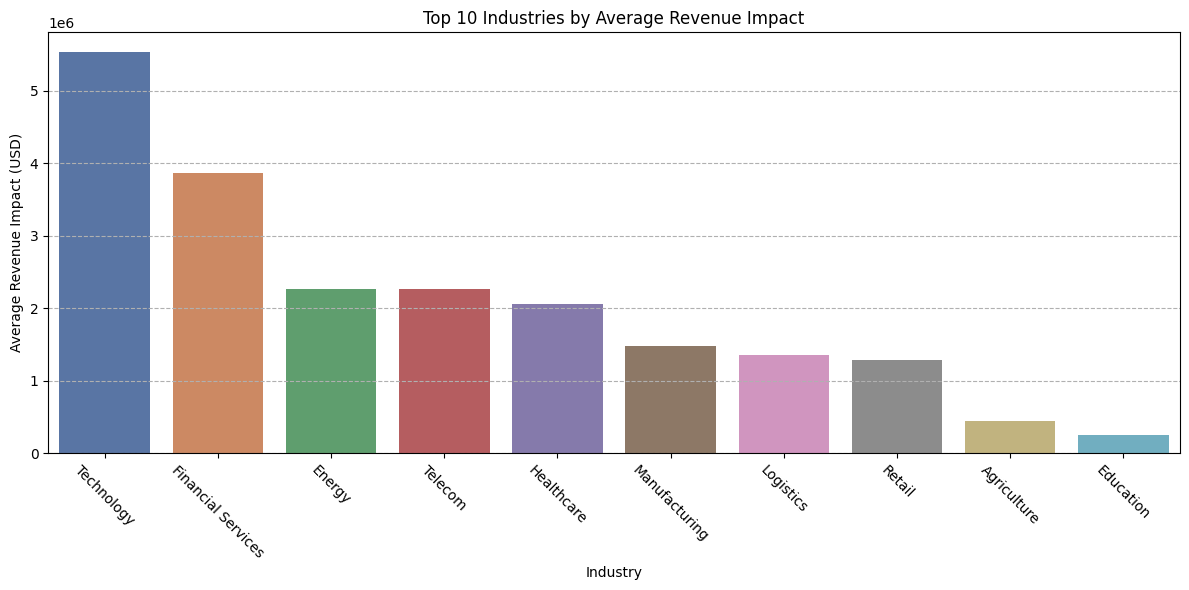
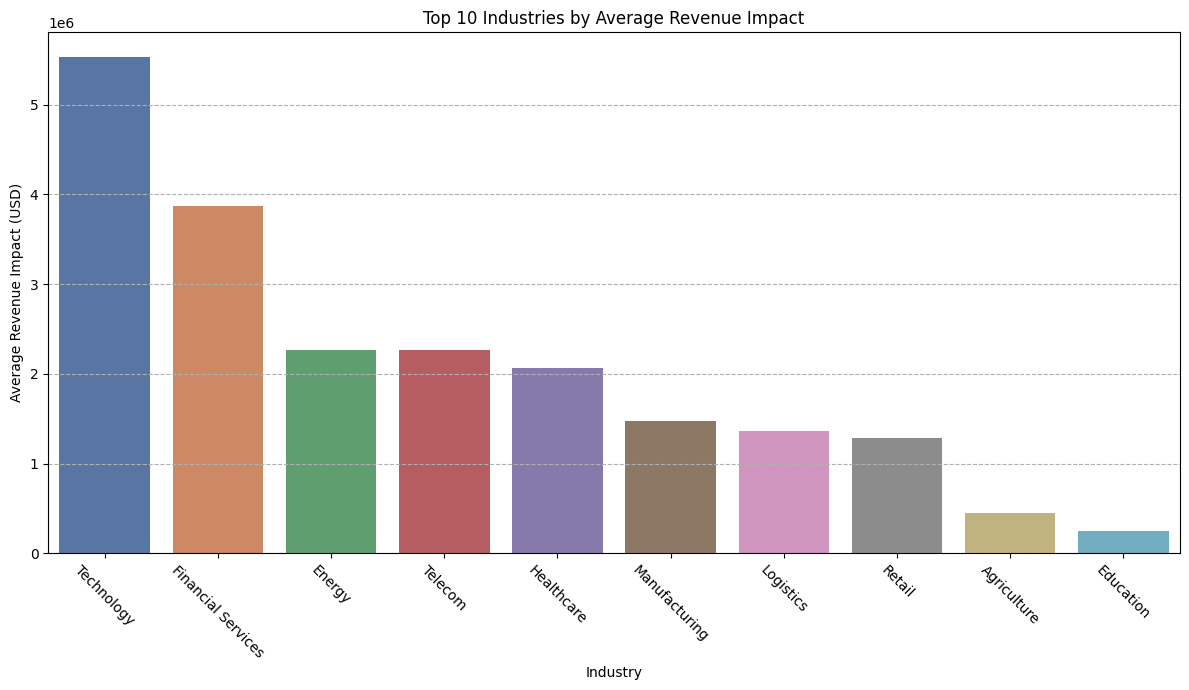
Code edit (unified diff) that turned the first committed figure into the second:
--- before
+++ after
@@ -23,8 +23,10 @@
 top_industries = df.groupby('industry')['revenue_impact'].mean().sort_values(ascending=False).head(10)
 
-plt.figure(figsize=(12, 6))
+plt.figure(figsize=(12, 7))
 sns.barplot(
     y=top_industries.values, 
-    x=top_industries.index, 
+    x=top_industries.index,
+    hue=top_industries.index,
+    legend=False,
     palette='deep'
 )

Commit: Updated dashboard